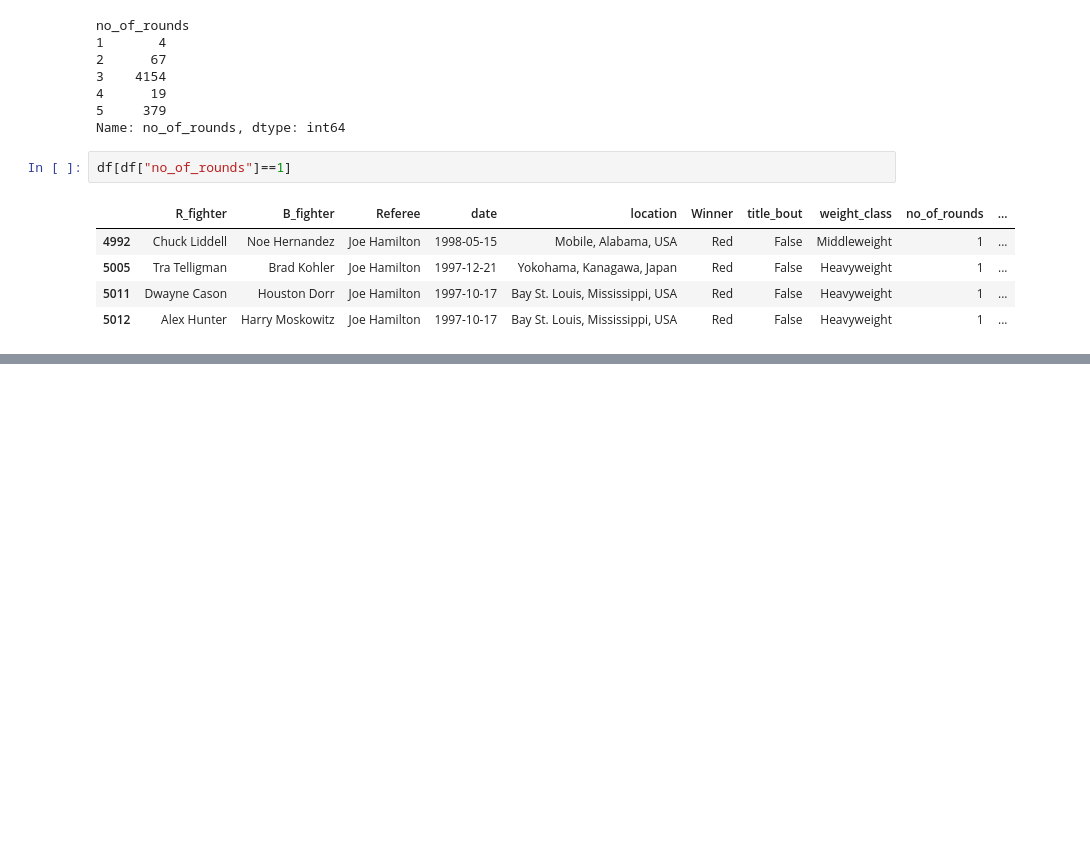
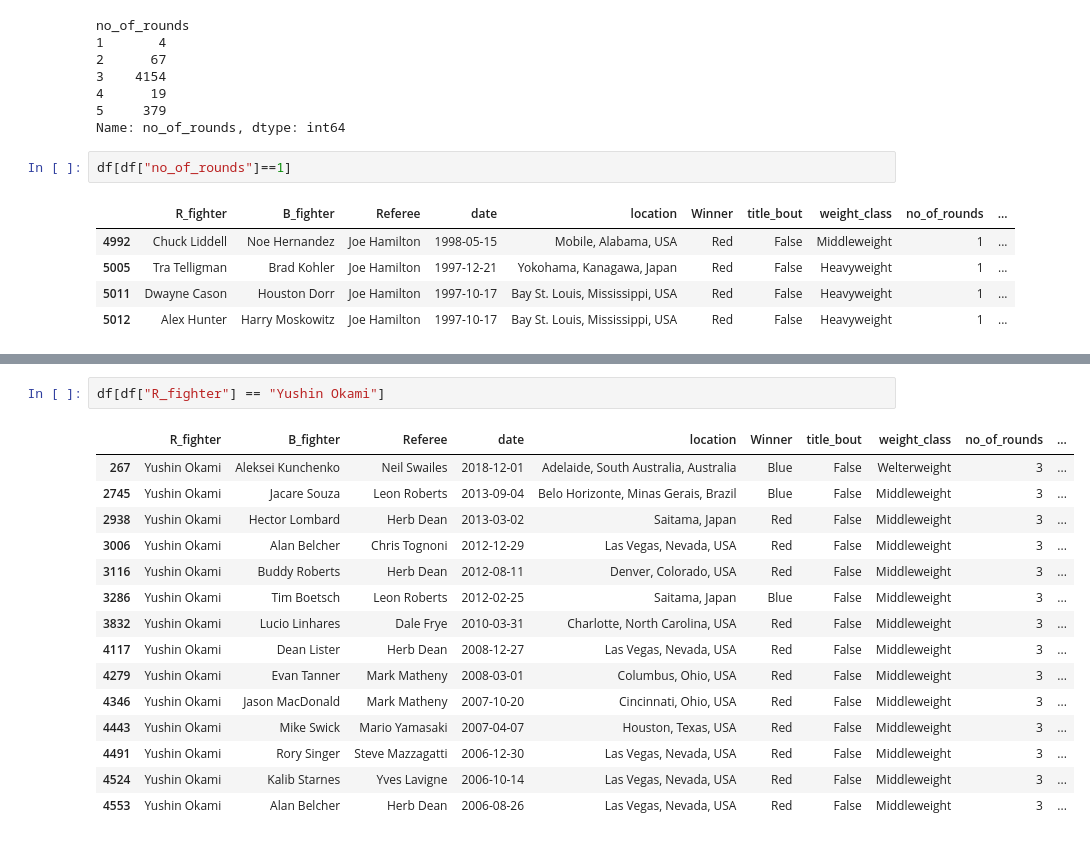
Before and after one commit to mdhwang/UFC-Fight-Victor-Predictor, a Jupyter notebook: UFC EDA.ipynb, the cells around one changed output, grey strips where cells are left out. Drawn from its saved outputs; the diff is of its cells as text; blank space fills up the shorter version.

Commit message:
single fighter analysis

```diff
--- a/UFC EDA.ipynb
+++ b/UFC EDA.ipynb
@@ -377,0 +442,18 @@ df[df["no_of_rounds"]==1]
+# %%
+df[df["R_fighter"] == "Yushin Okami"]
+# %% [output]
+|  | R_fighter | B_fighter | Referee | date | location | Winner | title_bout | weight_class | no_of_rounds | ... |
+| 267 | Yushin Okami | Aleksei Kunchenko | Neil Swailes | 2018-12-01 | Adelaide, South Australia, Australia | Blue | False | Welterweight | 3 | ... |
+| 2745 | Yushin Okami | Jacare Souza | Leon Roberts | 2013-09-04 | Belo Horizonte, Minas Gerais, Brazil | Blue | False | Middleweight | 3 | ... |
+| 2938 | Yushin Okami | Hector Lombard | Herb Dean | 2013-03-02 | Saitama, Japan | Red | False | Middleweight | 3 | ... |
+| 3006 | Yushin Okami | Alan Belcher | Chris Tognoni | 2012-12-29 | Las Vegas, Nevada, USA | Red | False | Middleweight | 3 | ... |
+| 3116 | Yushin Okami | Buddy Roberts | Herb Dean | 2012-08-11 | Denver, Colorado, USA | Red | False | Middleweight | 3 | ... |
+| 3286 | Yushin Okami | Tim Boetsch | Leon Roberts | 2012-02-25 | Saitama, Japan | Blue | False | Middleweight | 3 | ... |
+| 3832 | Yushin Okami | Lucio Linhares | Dale Frye | 2010-03-31 | Charlotte, North Carolina, USA | Red | False | Middleweight | 3 | ... |
+| 4117 | Yushin Okami | Dean Lister | Herb Dean | 2008-12-27 | Las Vegas, Nevada, USA | Red | False | Middleweight | 3 | ... |
+| 4279 | Yushin Okami | Evan Tanner | Mark Matheny | 2008-03-01 | Columbus, Ohio, USA | Red | False | Middleweight | 3 | ... |
+| 4346 | Yushin Okami | Jason MacDonald | Mark Matheny | 2007-10-20 | Cincinnati, Ohio, USA | Red | False | Middleweight | 3 | ... |
+| 4443 | Yushin Okami | Mike Swick | Mario Yamasaki | 2007-04-07 | Houston, Texas, USA | Red | False | Middleweight | 3 | ... |
+| 4491 | Yushin Okami | Rory Singer | Steve Mazzagatti | 2006-12-30 | Las Vegas, Nevada, USA | Red | False | Middleweight | 3 | ... |
+| 4524 | Yushin Okami | Kalib Starnes | Yves Lavigne | 2006-10-14 | Las Vegas, Nevada, USA | Red | False | Middleweight | 3 | ... |
+| 4553 | Yushin Okami | Alan Belcher | Herb Dean | 2006-08-26 | Las Vegas, Nevada, USA | Red | False | Middleweight | 3 | ... |
```
Also changed, not shown: parts of 10 cells of this notebook, 11 other files.
